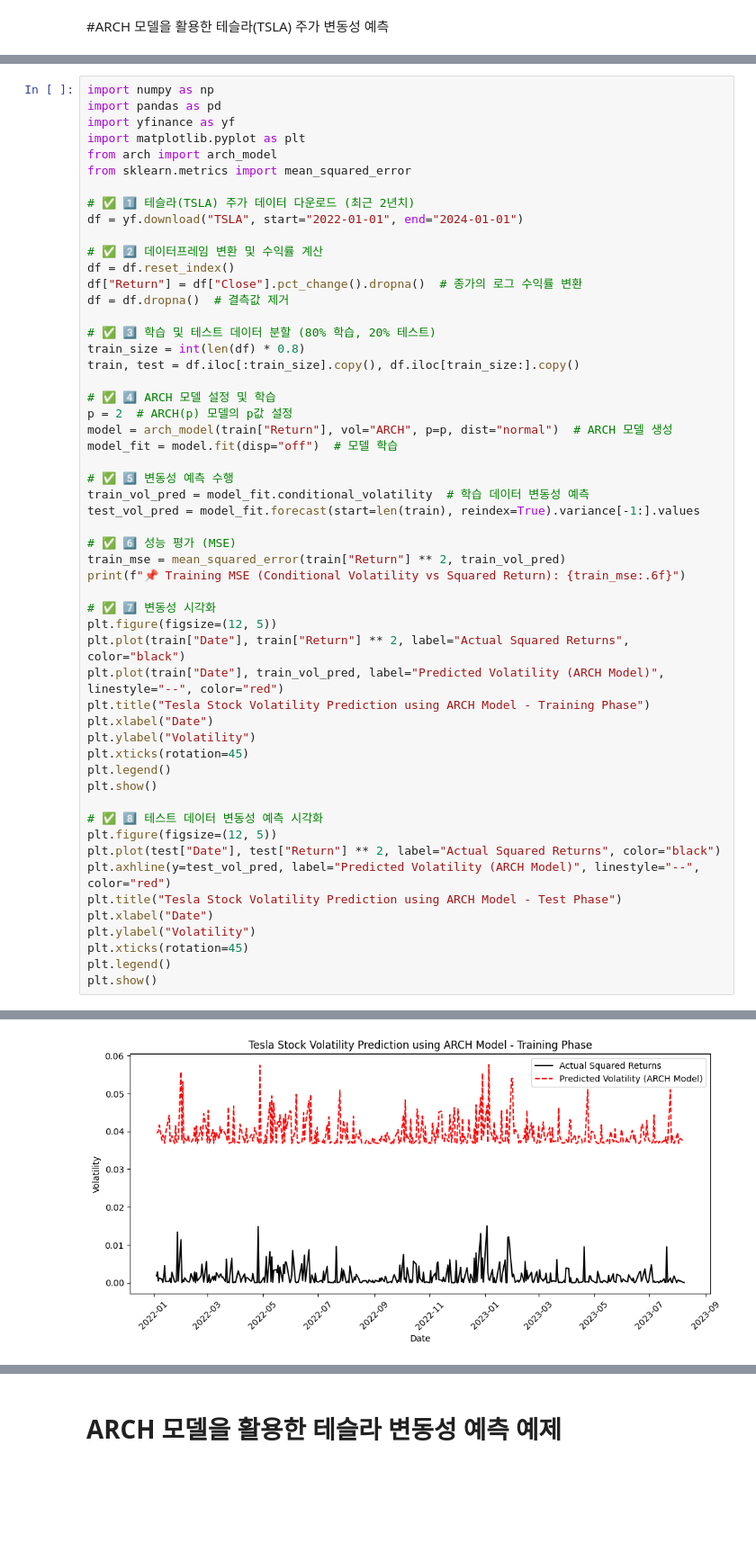
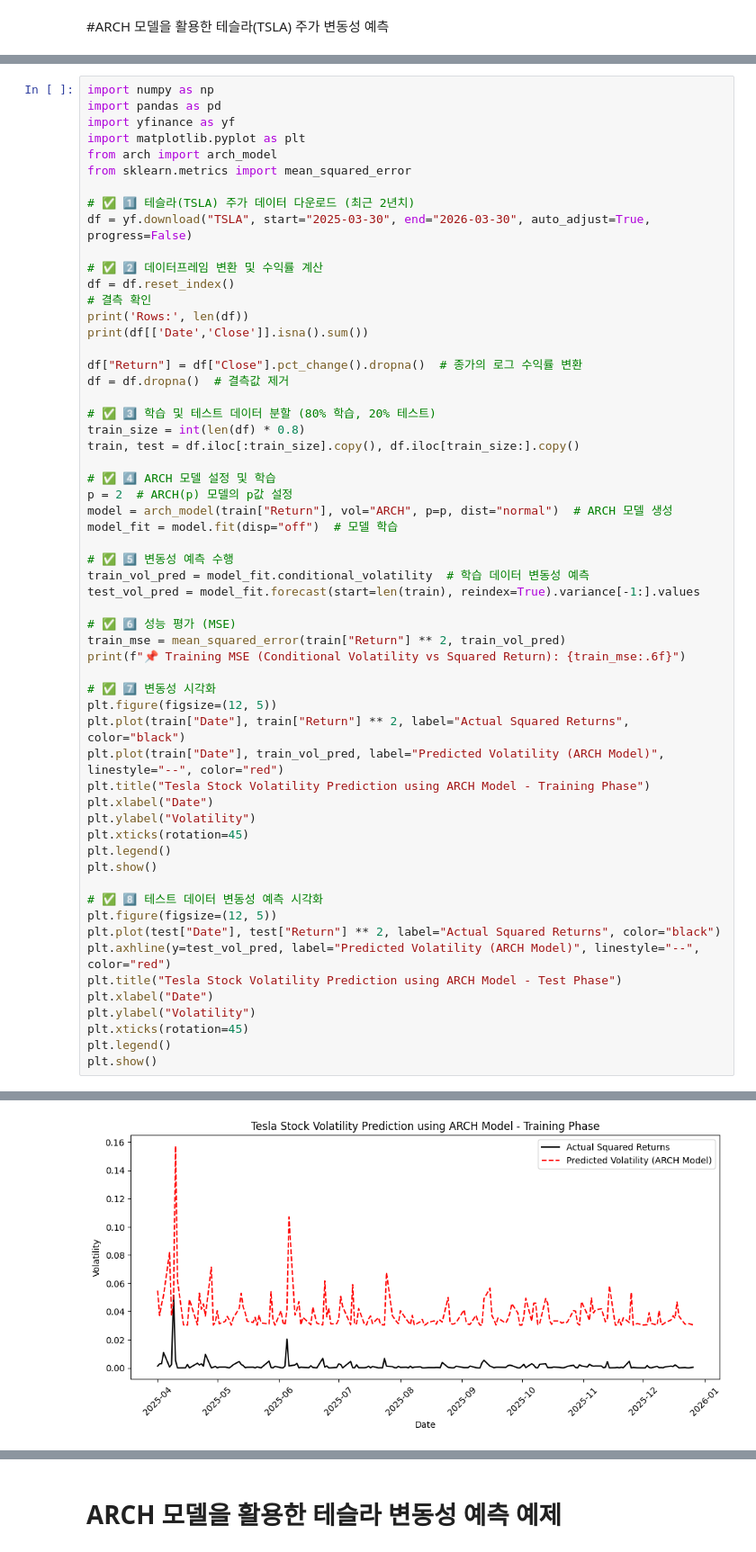
Before and after one commit to nhjung-phd/TimeSeriesAnalysis, a Jupyter notebook: notebooks/08_ARCH_volatility.ipynb, the cells around one changed output, grey strips where cells are left out. Shown at 90% size. Saved outputs shown, nothing was run; the diff lists cells and outputs as text; blank space fills up the shorter version.

```diff
--- a/notebooks/08_ARCH_volatility.ipynb
+++ b/notebooks/08_ARCH_volatility.ipynb
@@ -27,10 +66,14 @@ from arch import arch_model
 from sklearn.metrics import mean_squared_error
 
 # ✅ 1️⃣ 테슬라(TSLA) 주가 데이터 다운로드 (최근 2년치)
-df = yf.download("TSLA", start="2022-01-01", end="2024-01-01")
+df = yf.download("TSLA", start="2025-03-30", end="2026-03-30", auto_adjust=True, progress=False)
 
 # ✅ 2️⃣ 데이터프레임 변환 및 수익률 계산
 df = df.reset_index()
+# 결측 확인
+print('Rows:', len(df))
+print(df[['Date','Close']].isna().sum())
+
 df["Return"] = df["Close"].pct_change().dropna()  # 종가의 로그 수익률 변환
 df = df.dropna()  # 결측값 제거
 
@@ -86 +144 @@ model or by setting rescale=False.
-[figure, old version]
+[figure, new version]
```
Also changed, not shown: parts of 9 cells of this notebook.
